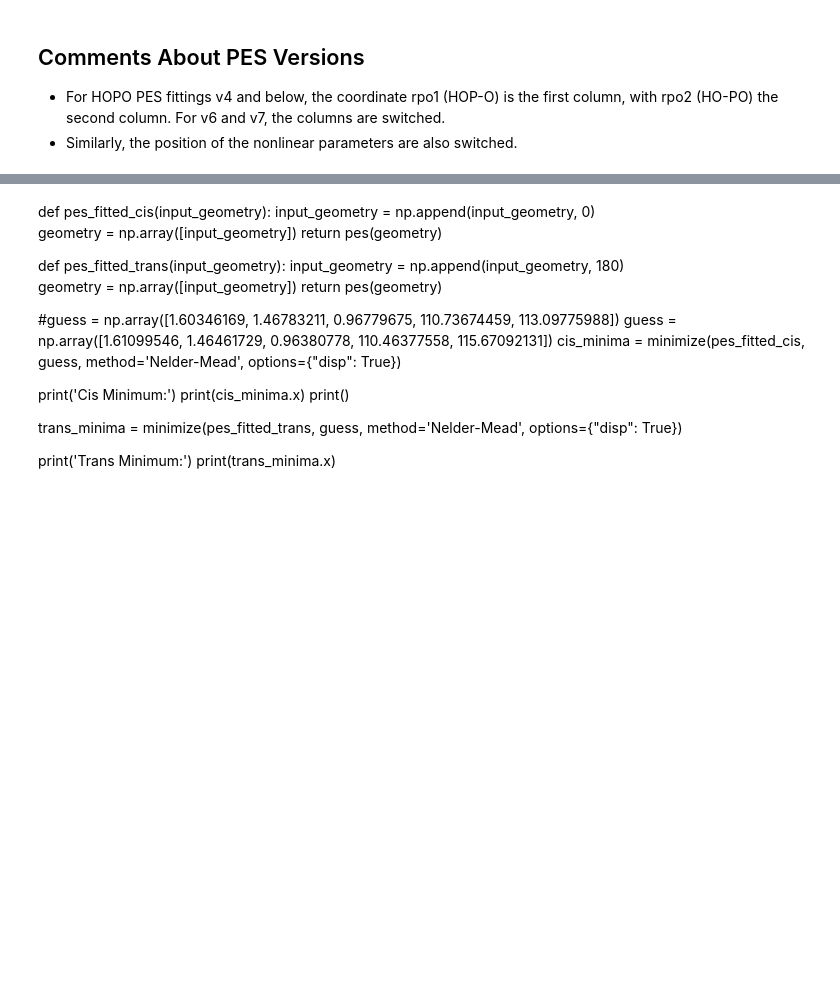
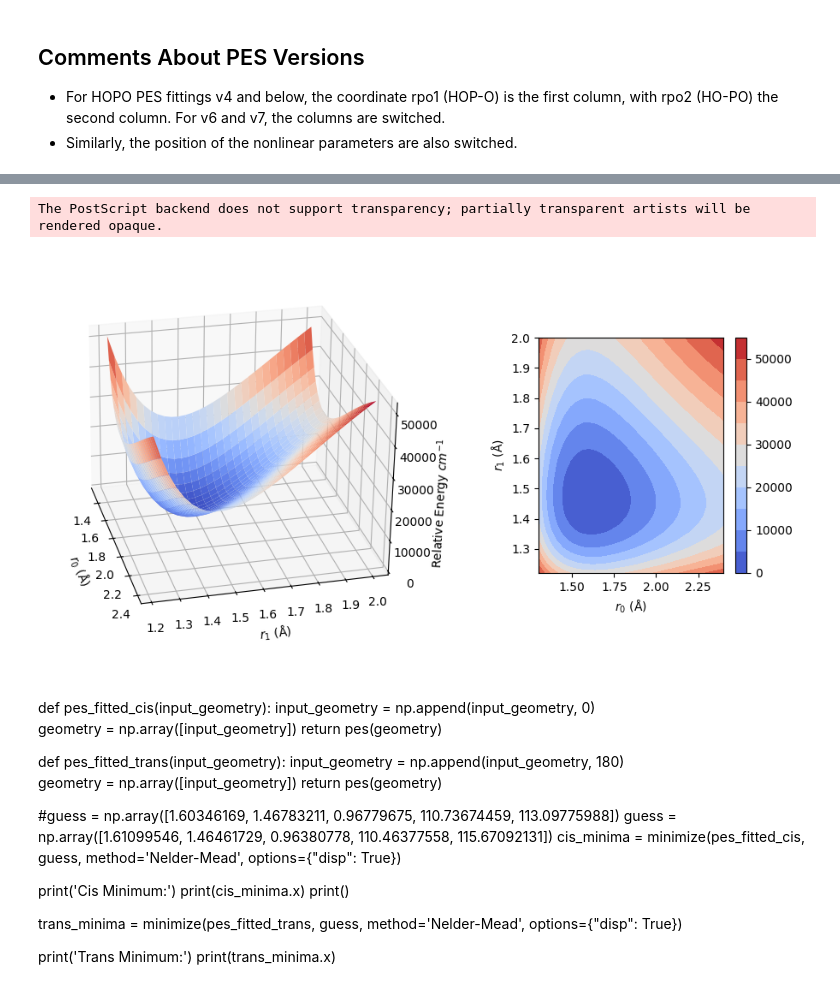
Before and after one commit to R-y-a-n-M-o-k/HOPO-Codes, a Jupyter notebook: PES_fit_testing/plot_pes_sin_sin.ipynb, the cells around one changed output, grey strips where cells are left out. Saved outputs shown, nothing was run; the diff lists cells and outputs as text; code cells hidden in the pictures; blank space fills up the shorter version.

```diff
--- a/PES_fit_testing/plot_pes_sin_sin.ipynb
+++ b/PES_fit_testing/plot_pes_sin_sin.ipynb
@@ -103,48 +107,55 @@ plt.show()
 # %%
-r1_grid = np.linspace(1.3, 2.4, 30)
-r2_grid = np.linspace(1.22, 2.0, 30)
-r1_r2_mesh = np.meshgrid(r1_grid, r2_grid)
-r1_mesh = r1_r2_mesh[0]
-r2_mesh = r1_r2_mesh[1]
+r0_grid = np.linspace(1.3, 2.4, 30)
+r1_grid = np.linspace(1.22, 2.0, 30)
+r0_r1_mesh = np.meshgrid(r0_grid, r1_grid)
+r0_mesh = r0_r1_mesh[0]
+r1_mesh = r0_r1_mesh[1]
 
-geometry_r1_r2 = np.zeros((len(r1_grid)*len(r2_grid),
+geometry_r0_r1 = np.zeros((len(r0_grid)*len(r1_grid),
                            6) )
-geometry_r1_r2[:, 0] = r1_mesh.flatten()
-geometry_r1_r2[:, 1] = r2_mesh.flatten()
+geometry_r0_r1[:, 0] = r0_mesh.flatten()
+geometry_r0_r1[:, 1] = r1_mesh.flatten()
 
 for j in range(2,6):
-    geometry_r1_r2[:, j] = nonlin_p[j]
+    geometry_r0_r1[:, j] = nonlin_p[j]
 
-pes_vals_r1_r2 = pes(geometry_r1_r2)
-pes_vals_r1_r2 = np.reshape(pes_vals_r1_r2,
-                        (len(r1_grid), len(r2_grid)) #shape
+pes_vals_r0_r1 = pes(geometry_r0_r1)
+pes_vals_r0_r1 = np.reshape(pes_vals_r0_r1,
+                        (len(r0_grid), len(r1_grid)) #shape
                        )
 # %%
 fig = plt.figure(figsize=(9, 5))
-fig.suptitle('PES')
+#fig.suptitle('PES')
 ax_3d = fig.add_axes([-0.1, 0.08, 0.7, 0.9], projection='3d')
 #ax_3d = fig.add_subplot(1, 2, 1, projection='3d')
 ax_3d.plot_surface(
-    r1_mesh, r2_mesh, pes_vals_r1_r2,
+    r0_mesh, r1_mesh, pes_vals_r0_r1,
     cmap=cm.coolwarm,
     shade=True,           # adds lighting effect
 )
 #ax_3d.set_box_aspect([1,1,0.6])
-ax_3d.set_xlabel(r'$r_1$ (Å)')
-ax_3d.set_ylabel(r'$r_2$ (Å)')
+ax_3d.view_init(elev=26, azim=-15, roll=-1)
+ax_3d.set_xlabel(r'$r_0$ (Å)')
+ax_3d.set_ylabel(r'$r_1$ (Å)')
 ax_3d.set_zlabel(r'Relative Energy $cm^{-1}$');
 ax_3d.axis('tight');
 
 #ax_contour = fig.add_subplot(1, 2, 2, projection=None)
 ax_contour = fig.add_axes([0.65, 0.25, 0.3, 0.55])
 contour = ax_contour.contourf(
-    r1_mesh, r2_mesh, pes_vals_r1_r2,
+    r0_mesh, r1_mesh, pes_vals_r0_r1,
     levels=10,
     cmap=cm.coolwarm
 )
-ax_contour.set_xlabel(r'$r_1$ (Å)')
-ax_contour.set_ylabel(r'$r_2$ (Å)')
+ax_contour.set_xlabel(r'$r_0$ (Å)')
+ax_contour.set_ylabel(r'$r_1$ (Å)')
 
 plt.colorbar(contour, ax=ax_contour)
+plt.savefig(fname='2D_surface_r0_r1.eps',
+            format='eps',
+            orientation='Portrait',
+            transparent=False,
+            bbox_inches="tight",
+            pad_inches=0)
 plt.show()
 # %% [output]
@@ -153,3 +162,5 @@ plt.show()
+The PostScript backend does not support transparency; partially transparent artists will be rendered opaque.
+[figure, added]
 # %% [markdown]
 def pes_fitted_cis(input_geometry):
     input_geometry = np.append(input_geometry, 0)
```
Also changed, not shown: parts of 7 cells of this notebook, 8 other files.
